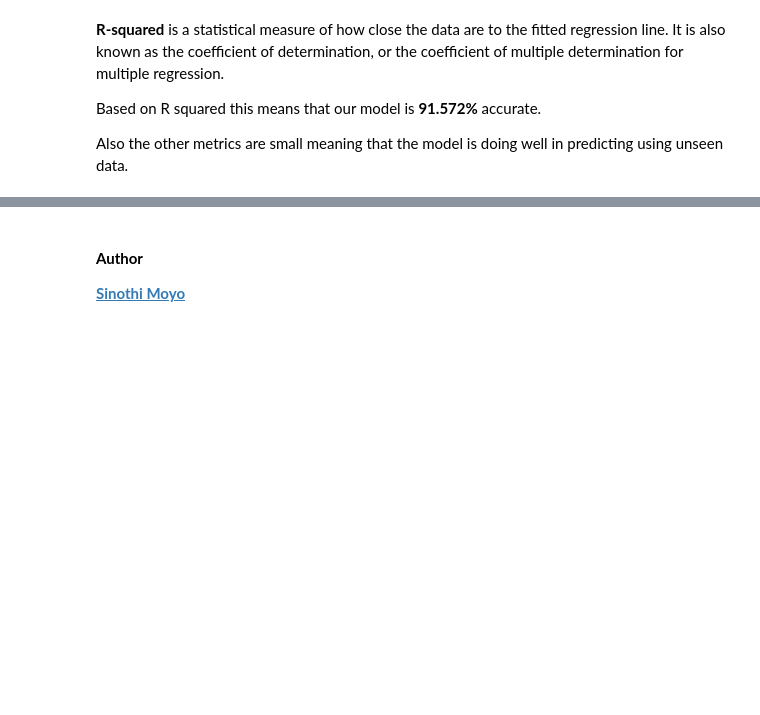
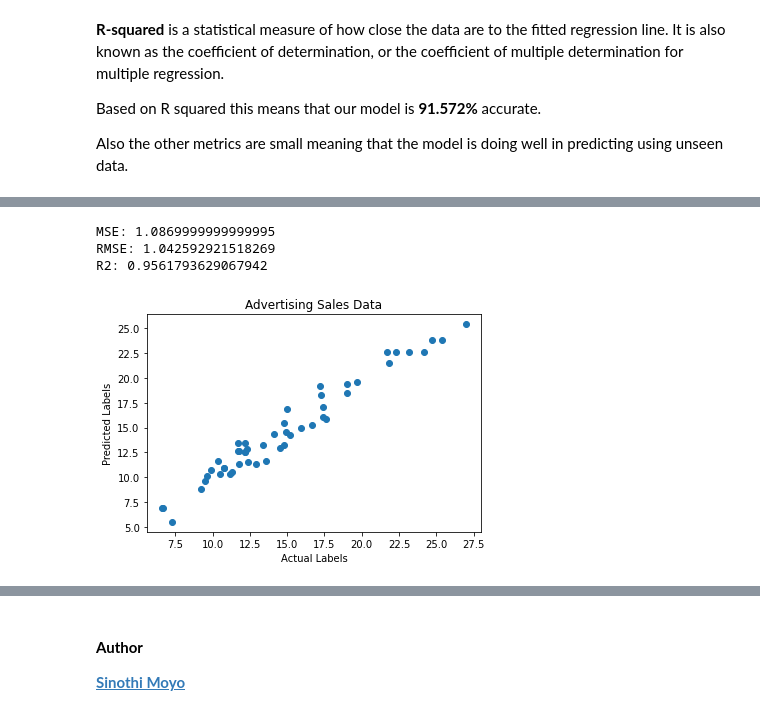
Before and after one commit to phyllsmoyo/Project_01_ML_Linear_Regression, a Jupyter notebook: Project_Advertising_Sales.ipynb, the cells around one changed output, grey strips where cells are left out. Drawn from its saved outputs; the diff is of its cells as text; code cells hidden in the pictures; blank space fills up the shorter version.

```diff
--- a/Project_Advertising_Sales.ipynb
+++ b/Project_Advertising_Sales.ipynb
@@ -182,0 +258,12 @@ Also the other metrics are small meaning that the model is doing well in predict
+# %%
+from sklearn.tree import DecisionTreeRegressor
+from sklearn.tree import export_text
+
+# Train the model
+model = DecisionTreeRegressor()
+model.fit(X_train, y_train)
+print (model, "\n")
+
+# Visualize the model tree
+tree = export_text(model)
+print(tree)
@@ -182,0 +288,25 @@ Also the other metrics are small meaning that the model is doing well in predict
+# %%
+# Evaluate the model using the test data
+y_pred = model.predict(X_test)
+mse = mean_squared_error(y_test, y_pred)
+print("MSE:", mse)
+rmse = np.sqrt(mse)
+print("RMSE:", rmse)
+r2 = r2_score(y_test, y_pred)
+print("R2:", r2)
+
+# Plot predicted vs actual
+plt.scatter(y_test, y_pred)
+plt.xlabel('Actual Labels')
+plt.ylabel('Predicted Labels')
+plt.title('Advertising Sales Data')
+# overlay the regression line
+#z = np.polyfit(y_test, y_pred, 1)
+#p = np.poly1d(z)
+#plt.plot(y_test,p(y_test), color='magenta')
+plt.show()
+# %% [output]
+MSE: 1.0869999999999995
+RMSE: 1.042592921518269
+R2: 0.9561793629067942
+[figure, added]
```
Also changed, not shown: parts of 17 cells of this notebook.
